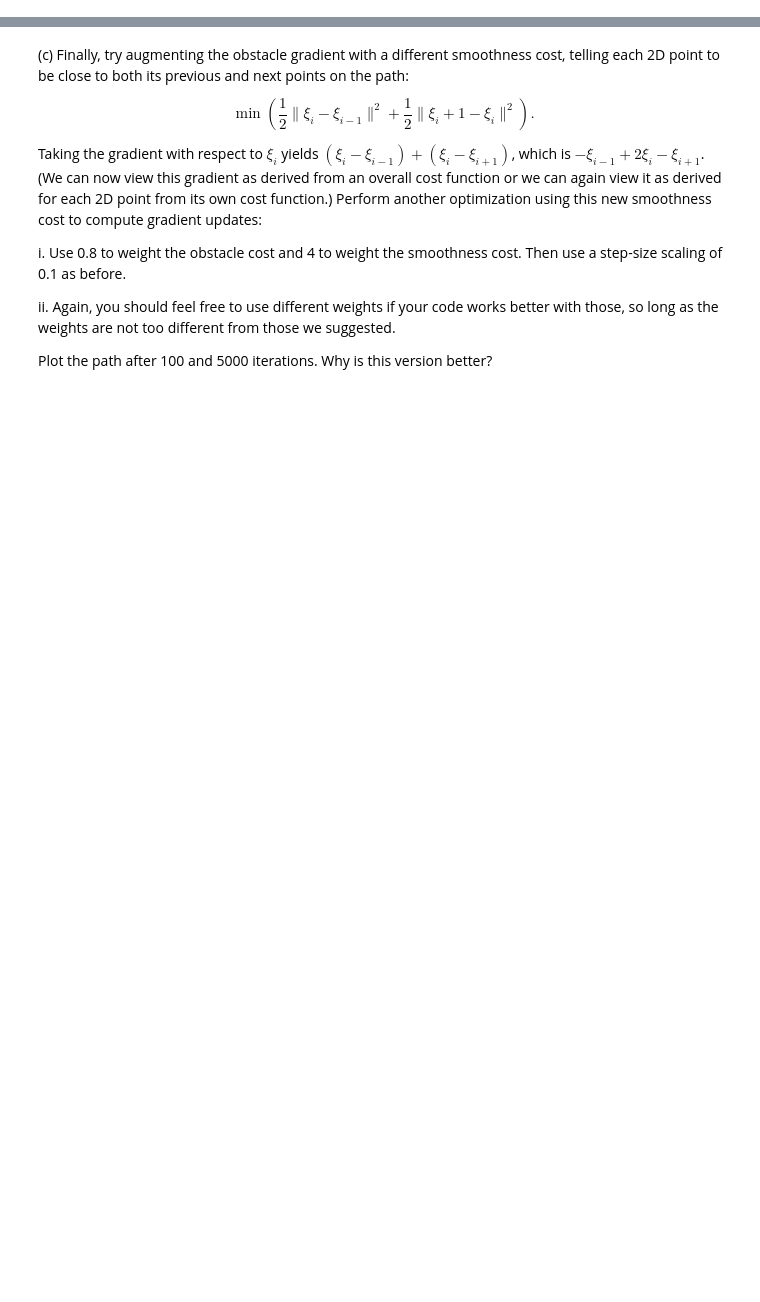
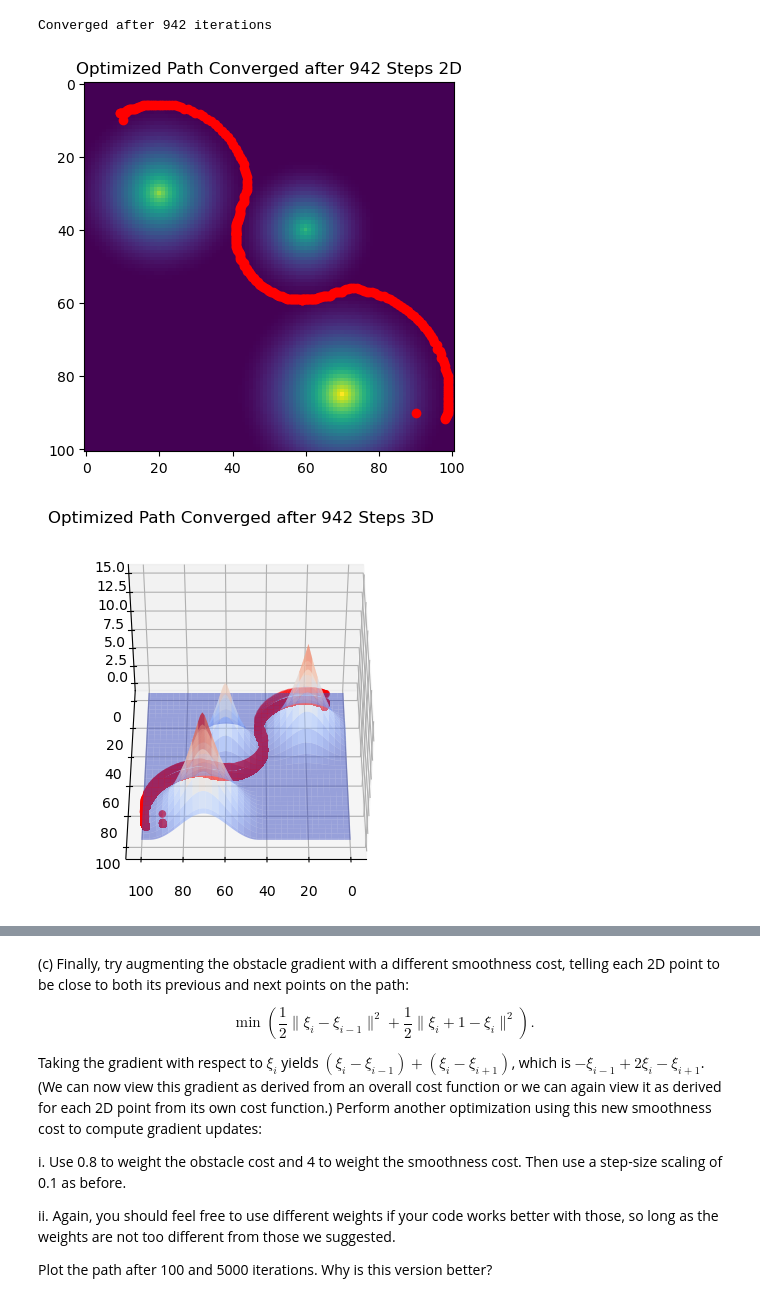
Before and after one commit to Tom-Notch/16-811-HW, a Jupyter notebook: src/Q6.ipynb, the cells around one changed output, grey strips where cells are left out. Drawn from its saved outputs; the diff is of its cells as text; code cells hidden in the pictures; blank space fills up the shorter version.

```diff
--- a/src/Q6.ipynb
+++ b/src/Q6.ipynb
@@ -4,0 +14,14 @@ import sympy as sp
+# %%
+def generate_cost():
+    n = 101
+    obstacles = np.array([[20, 30], [60, 40], [70, 85]])
+    epsilon = np.array([[25], [20], [30]])
+    obstacle_cost = np.zeros((n, n))
+    for i in range(obstacles.shape[0]):
+        t = np.ones((n, n))
+        t[obstacles[i, 0], obstacles[i, 1]] = 0
+        t_cost = ndimage.distance_transform_edt(t)
+        t_cost[t_cost > epsilon[i]] = epsilon[i]
+        t_cost = (1 / (2 * epsilon[i])) * (t_cost - epsilon[i]) ** 2
+        obstacle_cost += +t_cost
+    return obstacle_cost
@@ -25,3 +121,60 @@ What happened to it?
+# %%
+# Now do continuous optimization with the amount of cost change as criterion
+Qa_path_continuous = initial_path.copy()
+optimization_points_continuous = Qa_path_continuous[1:-1]
+convergence_map = np.zeros(optimization_points_continuous.shape[0], dtype=bool)
+cost_interpolator = interpolate.RegularGridInterpolator(
+    (x, y), cost_map, bounds_error=False, fill_value=None
+)
+
+cost_change_threshold = 1e-3
+max_iter = 1000
+lr = 0.1
+# %%
+for iter in range(max_iter):
+    # if all points have converged, break
+    if np.all(convergence_map):
+        print(f"Converged after {iter} iterations")
+        break
+
+    for idx in range(len(optimization_points_continuous)):
+        if convergence_map[idx]:
+            continue
+
+        point = optimization_points_continuous[idx]
+
+        # Interpolate gradient at current point
+        interpolated_gradient_x = gx_interpolator(point)
+        interpolated_gradient_y = gy_interpolator(point)
+
+        # Compute gradient vector
+        gradient_vector = np.array(
+            [interpolated_gradient_x, interpolated_gradient_y]
+        ).flatten()
+
+        current_cost = cost_interpolator(point)
+
+        next_point = point - lr * gradient_vector
+        next_cost = cost_interpolator(next_point)
+
+        # Check if the point has converged
+        if (current_cost - next_cost) / lr < cost_change_threshold:
+            convergence_map[idx] = True
+
+        # Take a step in the negative gradient direction
+        optimization_points_continuous[idx] = next_point
+# %% [output]
+Converged after 942 iterations
+# %%
+plot_scene(
+    Qa_path_continuous,
+    cost_map,
+    title=f"Optimized Path Converged after {iter} Steps",
+    save_prefix="../figs/Q6a_optimized_path_converged",
+)
+# %% [output]
+[figure, added]
+[figure, added]
 # %% [markdown]
 (b) To avoid the issue from part (a), you need to tell the optimizer that this is a path instead of some independent 2D points.
 
```
Also changed, not shown: parts of 18 cells of this notebook, 25 other files.
